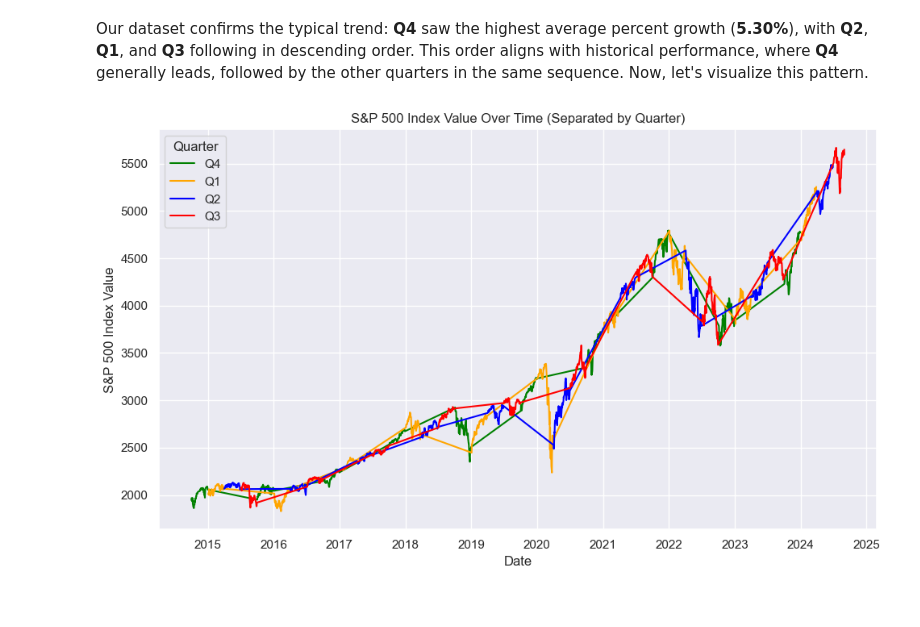
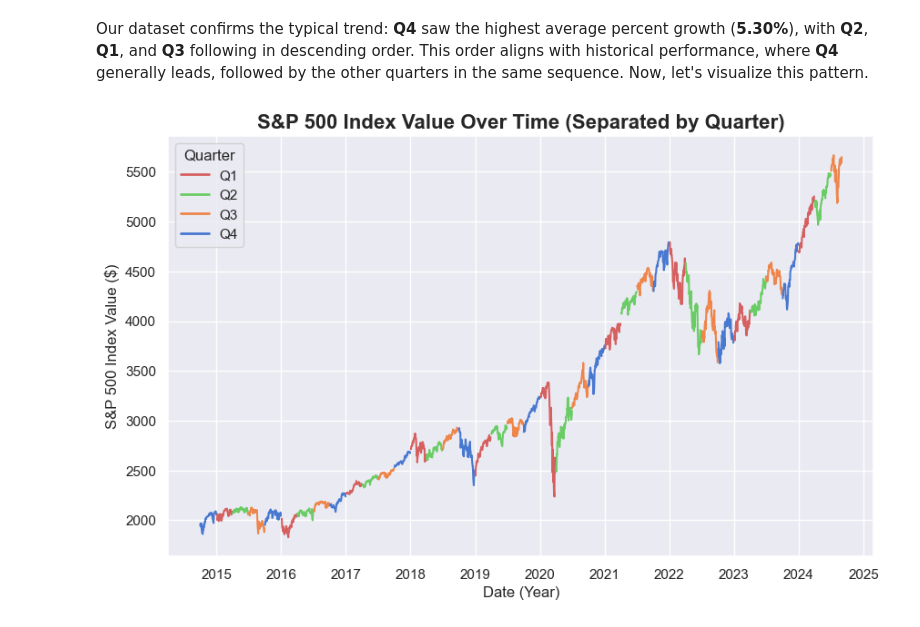
Before and after one commit to iluvcoding123/sp500_analysis, a Jupyter notebook: sp500_analysis.ipynb, the cells around one changed output. Drawn from its saved outputs; the diff is of its cells as text; code cells hidden in the pictures.

```diff
--- a/sp500_analysis.ipynb
+++ b/sp500_analysis.ipynb
@@ -302,23 +303,24 @@ Average S&P 500 performance by quarter (2014 Q4 to 2024 Q3):
 # %% [markdown]
 Our dataset confirms the typical trend: **Q4** saw the highest average percent growth (**5.30%**), with **Q2**, **Q1**, and **Q3** following in descending order. This order aligns with historical performance, where **Q4** generally leads, followed by the other quarters in the same sequence. Now, let's visualize this pattern.
 # %%
-# Define a custom palette with exactly 4 colors, one for each quarter
-quarter_palette = {1: 'orange', 2: 'blue', 3: 'red', 4: 'green'}
+# Define a custom palette with a color for each quarter
+quarter_palette = sns.color_palette('muted', 4)[::-1]
+
+# Create a new figure
 plt.figure(figsize=(10, 6))
 
-# Loop over each quarter and create a separate plot for each
-for quarter in index_q['Quarter'].unique():
-    sns.lineplot(x='Date', y='S&P500', data=index_q[index_q['Quarter'] == quarter],
-                 label=f'Q{quarter}', color=quarter_palette[quarter])
+# Group data by both Year and Quarter and plot each group separately
+for (year, quarter), group in index_q.groupby([index_q['Year'], 'Quarter']):
+    sns.lineplot(x='Date', y='S&P500', data=group, color=quarter_palette[quarter-1], legend=False)
 
-# Add plot labels and title
-plt.title('S&P 500 Index Value Over Time (Separated by Quarter)')
-plt.xlabel('Date')
-plt.ylabel('S&P 500 Index Value')
+# Set plot labels and title
+plt.title('S&P 500 Index Value Over Time (Separated by Quarter)', fontsize=16, fontweight='bold')
+plt.xlabel('Date (Year)')
+plt.ylabel('S&P 500 Index Value ($)')
 
-# Show the plot
-plt.tight_layout()
-plt.legend(title='Quarter')
+# Create a legend
+custom_legend = [plt.Line2D([0], [0], color=quarter_palette[q-1], lw=2) for q in range(1, 5)]
+plt.legend(custom_legend, ['Q1', 'Q2', 'Q3', 'Q4'], title='Quarter')
 plt.show()
 # %% [output]
-[figure, old version]
+[figure, new version]
```
Also changed, not shown: parts of 1 cell of this notebook.
